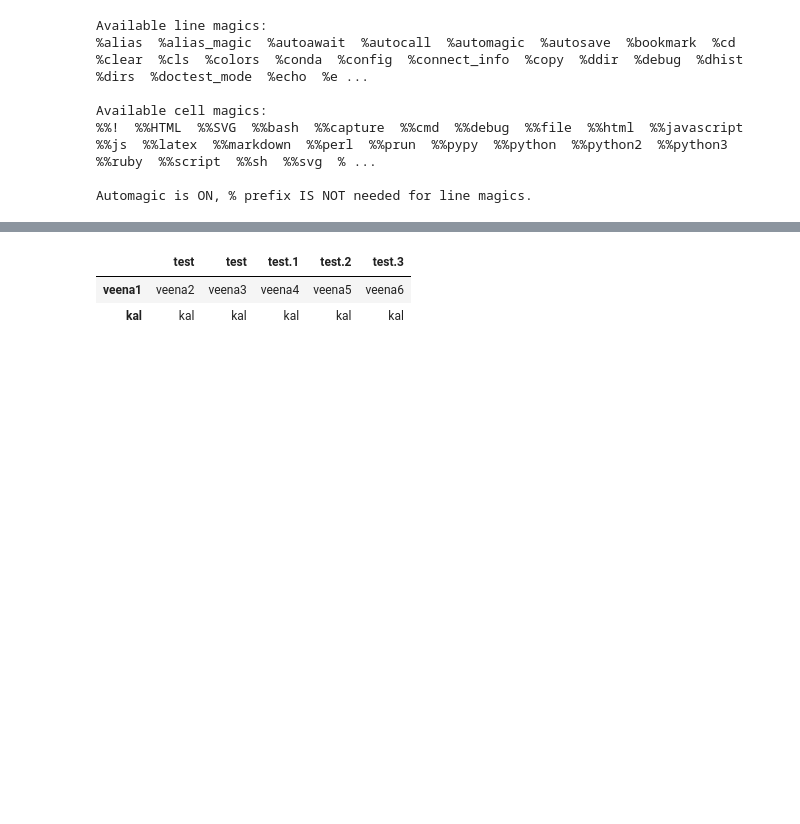
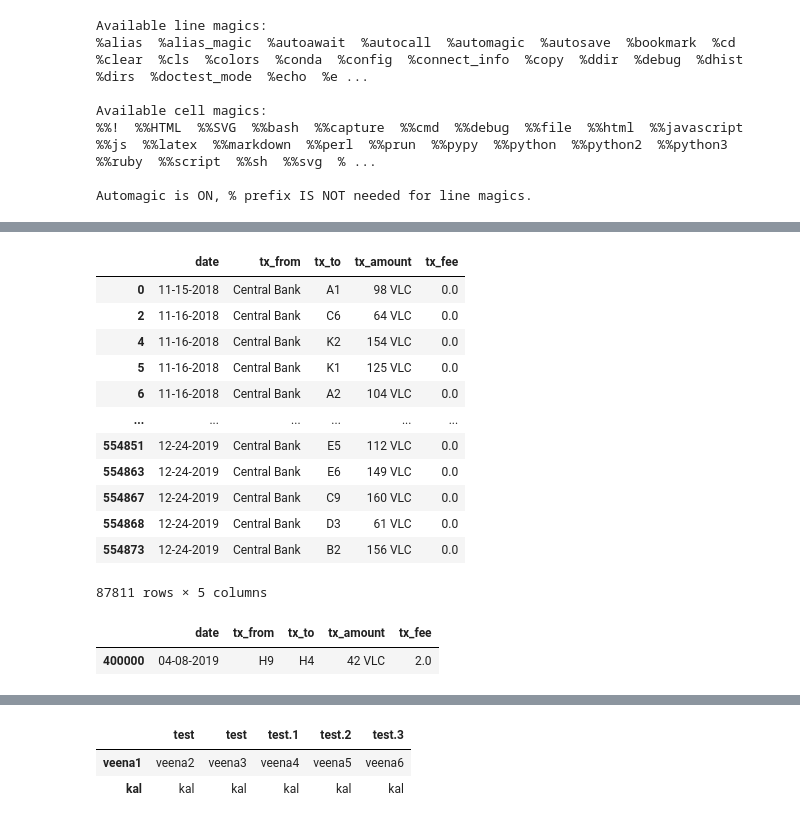
Before and after one commit to VeenaKGit/Knowledge, a Jupyter notebook: Pandas and Numpy.ipynb, the cells around one changed output, grey strips where cells are left out. Saved outputs shown, nothing was run; the diff lists cells and outputs as text; code cells hidden in the pictures; blank space fills up the shorter version.

```diff
--- a/Pandas and Numpy.ipynb
+++ b/Pandas and Numpy.ipynb
@@ -51,0 +101,23 @@ pd.set_option('display.max_rows', 85)
+# %%
+filt = (data['tx_from'] == 'Central Bank')
+transcation = data[filt]
+transcation
+# %% [output]
+|  | date | tx_from | tx_to | tx_amount | tx_fee |
+| 0 | 11-15-2018 | Central Bank | A1 | 98 VLC | 0.0 |
+| 2 | 11-16-2018 | Central Bank | C6 | 64 VLC | 0.0 |
+| 4 | 11-16-2018 | Central Bank | K2 | 154 VLC | 0.0 |
+| 5 | 11-16-2018 | Central Bank | K1 | 125 VLC | 0.0 |
+| 6 | 11-16-2018 | Central Bank | A2 | 104 VLC | 0.0 |
+| ... | ... | ... | ... | ... | ... |
+| 554851 | 12-24-2019 | Central Bank | E5 | 112 VLC | 0.0 |
+| 554863 | 12-24-2019 | Central Bank | E6 | 149 VLC | 0.0 |
+| 554867 | 12-24-2019 | Central Bank | C9 | 160 VLC | 0.0 |
+| 554868 | 12-24-2019 | Central Bank | D3 | 61 VLC | 0.0 |
+| 554873 | 12-24-2019 | Central Bank | B2 | 156 VLC | 0.0 |
+87811 rows × 5 columns
+# %%
+data.iloc[[400000]]
+# %% [output]
+|  | date | tx_from | tx_to | tx_amount | tx_fee |
+| 400000 | 04-08-2019 | H9 | H4 | 42 VLC | 2.0 |
```
Also changed, not shown: parts of 13 cells of this notebook, 4 other files.
